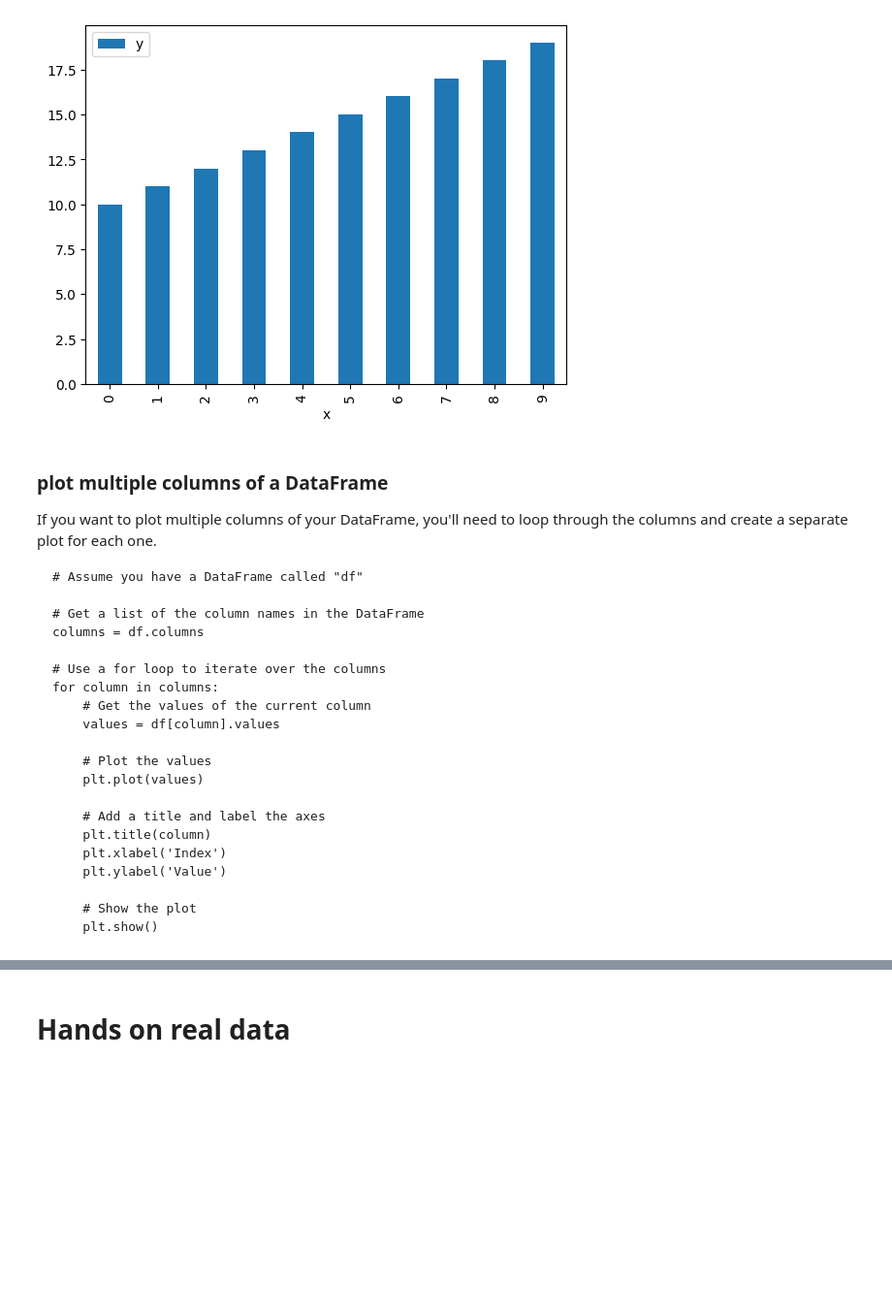
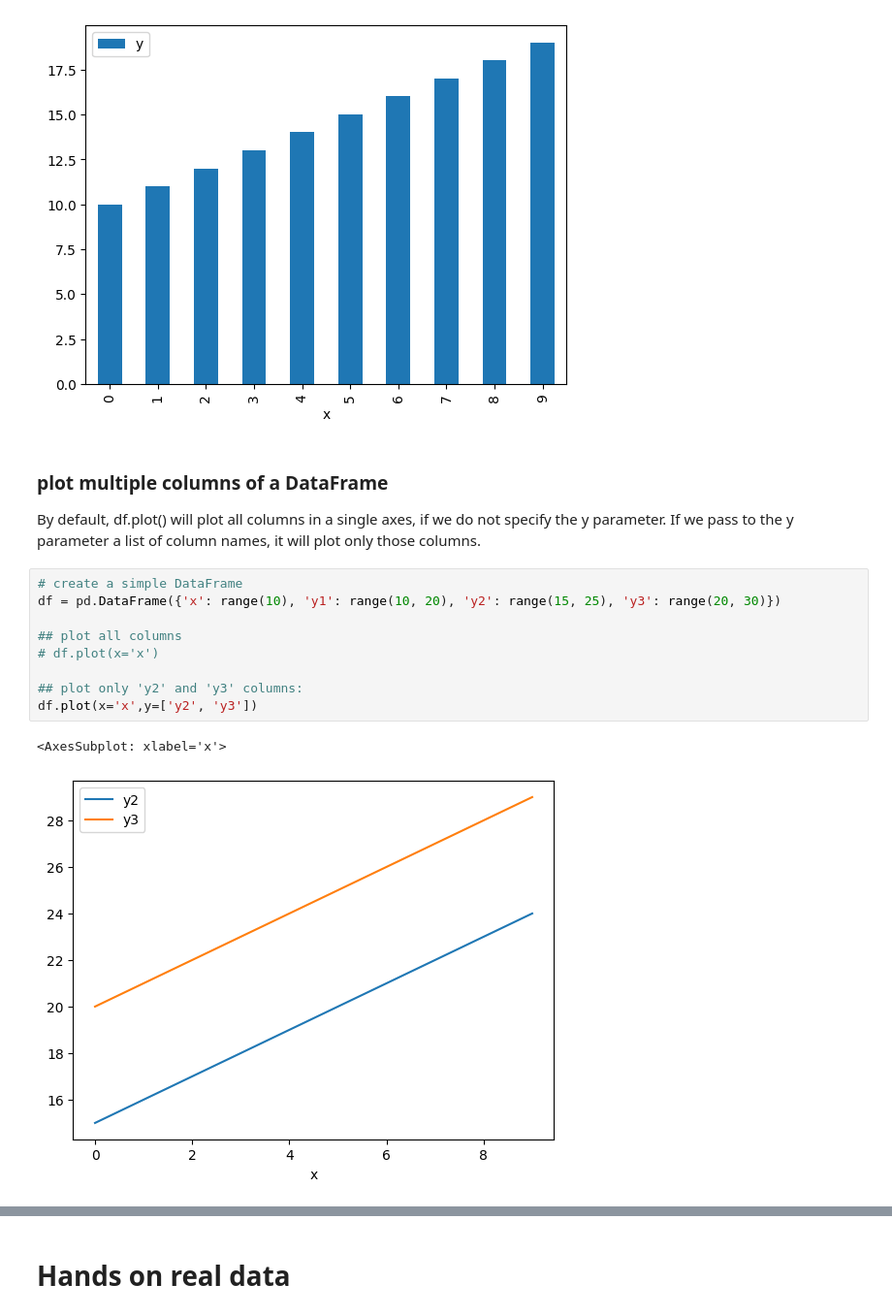
Before and after one commit to ProgressBG-Python-Course/JupyterNotebooksExamples, a Jupyter notebook: Notebooks/matplotlib_pandas_seaborn/pandas_and_mpl.ipynb, the cells around one changed output, grey strips where cells are left out. Shown at 97% size. Saved outputs shown, nothing was run; the diff lists cells and outputs as text; blank space fills up the shorter version.

````diff
--- a/Notebooks/matplotlib_pandas_seaborn/pandas_and_mpl.ipynb
+++ b/Notebooks/matplotlib_pandas_seaborn/pandas_and_mpl.ipynb
@@ -31,30 +31,20 @@ df.plot(kind='bar', x='x', y='y')
 plt.show()
 # %% [output]
 [figure]
-# %% [markdown]
-### plot multiple columns of a DataFrame
-
-If you want to plot multiple columns of your DataFrame, you'll need to loop through the columns and create a separate plot for each one.
-
-```
-# Assume you have a DataFrame called "df"
-
-# Get a list of the column names in the DataFrame
-columns = df.columns
-
-# Use a for loop to iterate over the columns
-for column in columns:
-    # Get the values of the current column
-    values = df[column].values
-
-    # Plot the values
-    plt.plot(values)
-
-    # Add a title and label the axes
-    plt.title(column)
-    plt.xlabel('Index')
-    plt.ylabel('Value')
-
-    # Show the plot
-    plt.show()
-```
+# %% [markdown]
+### plot multiple columns of a DataFrame
+
+By default, df.plot() will plot all columns in a single axes, if we do not specify the y parameter.
+If we pass to the y parameter a list of column names, it will plot only those columns.
+# %%
+# create a simple DataFrame
+df = pd.DataFrame({'x': range(10), 'y1': range(10, 20), 'y2': range(15, 25), 'y3': range(20, 30)})
+
+## plot all columns
+# df.plot(x='x')
+
+## plot only 'y2' and 'y3' columns:
+df.plot(x='x',y=['y2', 'y3'])
+# %% [output]
+<AxesSubplot: xlabel='x'>
+[figure, added]
````
Also changed, not shown: parts of 9 cells of this notebook, 5 other files.
